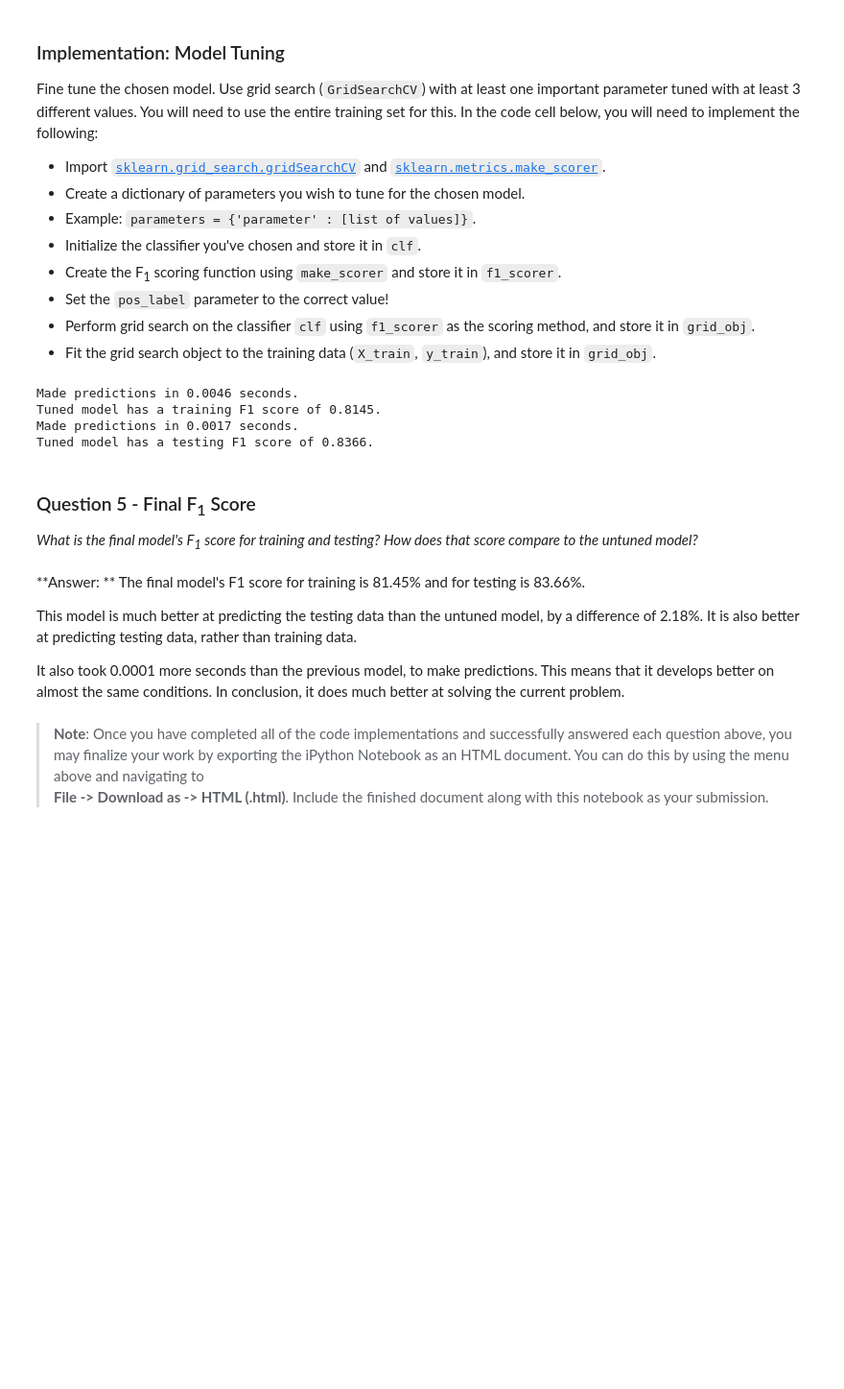
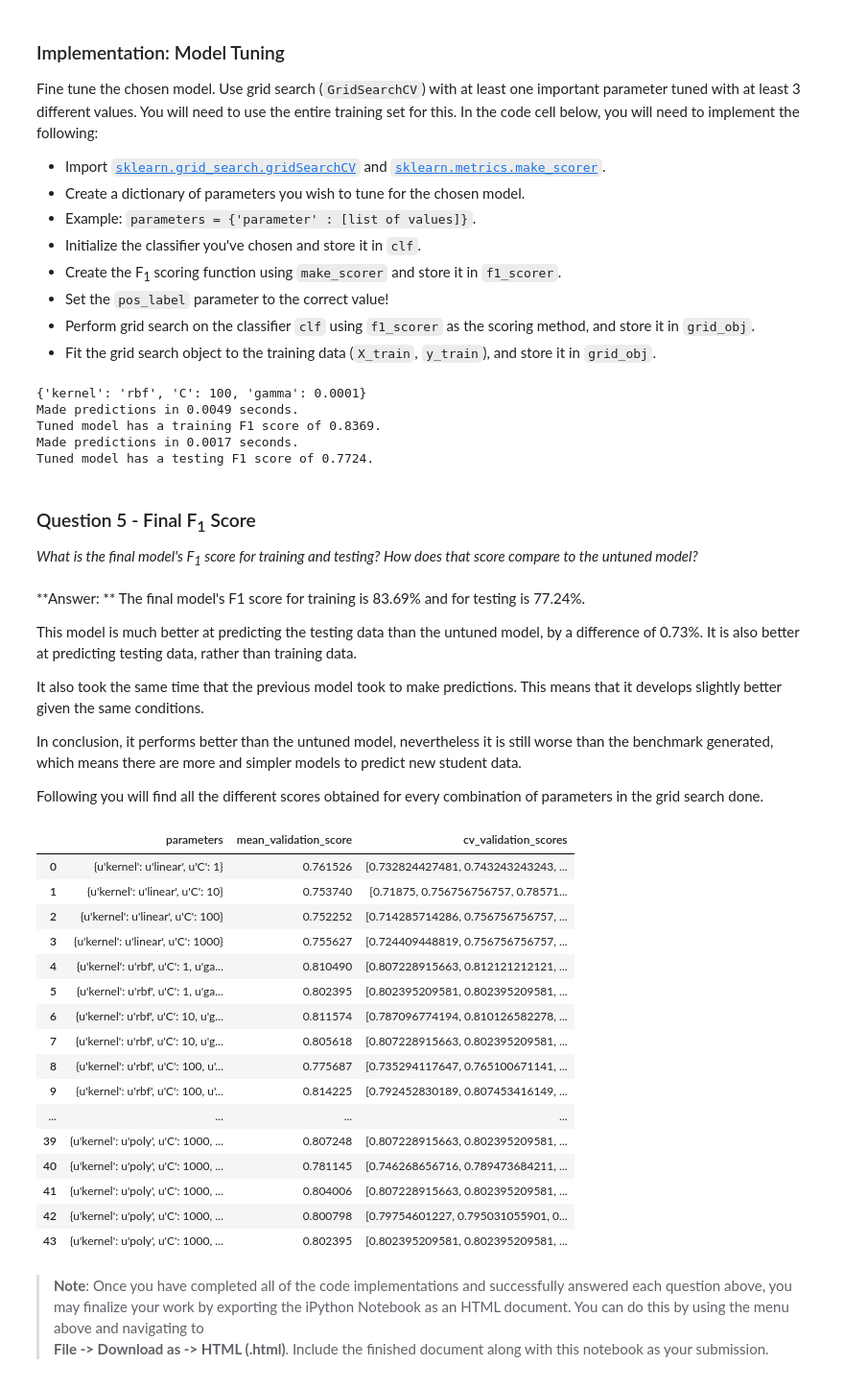
Before and after one commit to diegoalejogm/udacity-ml-nanodegree, a Jupyter notebook: projects/student_intervention/student_intervention.ipynb, the cells around one changed output. Shown: that part at 96% size. Drawn from its saved outputs; the diff is of its cells as text; code cells hidden in the pictures; blank space fills up the shorter version.

Commit message:
Corrected Student Intervention Project. Ready for second submission.

```diff
--- a/projects/student_intervention/student_intervention.ipynb
+++ b/projects/student_intervention/student_intervention.ipynb
@@ -164,7 +164,7 @@ num_train = 300
 num_test = X_all.shape[0] - num_train
 
 # TODO: Shuffle and split the dataset into the number of training and testing points above
-X_train, X_test, y_train, y_test = train_test_split(X_all, y_all, train_size=num_train, test_size=num_test, random_state=27)
+X_train, X_test, y_train, y_test = train_test_split(X_all, y_all, train_size=num_train, test_size=num_test, random_state=27, stratify=y_all)
 
 # Show the results of the split
 print "Training set has {} samples.".format(X_train.shape[0])
@@ -410,24 +423,51 @@ grid_obj = grid_obj.fit(X_train, y_train)
 # Get the estimator
 clf = grid_obj.best_estimator_
 
+print grid_obj.best_params_
 # Report the final F1 score for training and testing after parameter tuning
 print "Tuned model has a training F1 score of {:.4f}.".format(predict_labels(clf, X_train, y_train))
 print "Tuned model has a testing F1 score of {:.4f}.".format(predict_labels(clf, X_test, y_test))
 # %% [output]
-Made predictions in 0.0046 seconds.
-Tuned model has a training F1 score of 0.8145.
+{'kernel': 'rbf', 'C': 100, 'gamma': 0.0001}
+Made predictions in 0.0049 seconds.
+Tuned model has a training F1 score of 0.8369.
 Made predictions in 0.0017 seconds.
-Tuned model has a testing F1 score of 0.8366.
+Tuned model has a testing F1 score of 0.7724.
 # %% [markdown]
 ### Question 5 - Final F<sub>1</sub> Score
 *What is the final model's F<sub>1</sub> score for training and testing? How does that score compare to the untuned model?*
 # %% [markdown]
 **Answer: **
-The final model's F1 score for training is 81.45% and for testing is 83.66%.
+The final model's F1 score for training is 83.69% and for testing is 77.24%.
 
-This model is much better at predicting the testing data than the untuned model, by a difference of 2.18%. It is also better at predicting testing data, rather than training data.
+This model is much better at predicting the testing data than the untuned model, by a difference of 0.73%. It is also better at predicting testing data, rather than training data.
 
-It also took 0.0001 more seconds than the previous model, to make predictions. This means that it develops better on almost the same conditions. In conclusion, it does much better at solving the current problem.
+It also took the same time that the previous model took to make predictions. This means that it develops slightly better given the same conditions.
+
+In conclusion, it performs better than the untuned model, nevertheless it is still worse than the benchmark generated, which means there are more and simpler models to predict new student data.
+
+Following you will find all the different scores obtained for every combination of parameters in the grid search done.
+# %%
+from IPython.display import display
+display(pd.DataFrame(grid_obj.grid_scores_))
+# %% [output]
+|  | parameters | mean_validation_score | cv_validation_scores |
+| 0 | {u'kernel': u'linear', u'C': 1} | 0.761526 | [0.732824427481, 0.743243243243, ... |
+| 1 | {u'kernel': u'linear', u'C': 10} | 0.753740 | [0.71875, 0.756756756757, 0.78571... |
+| 2 | {u'kernel': u'linear', u'C': 100} | 0.752252 | [0.714285714286, 0.756756756757, ... |
+| 3 | {u'kernel': u'linear', u'C': 1000} | 0.755627 | [0.724409448819, 0.756756756757, ... |
+| 4 | {u'kernel': u'rbf', u'C': 1, u'ga... | 0.810490 | [0.807228915663, 0.812121212121, ... |
+| 5 | {u'kernel': u'rbf', u'C': 1, u'ga... | 0.802395 | [0.802395209581, 0.802395209581, ... |
+| 6 | {u'kernel': u'rbf', u'C': 10, u'g... | 0.811574 | [0.787096774194, 0.810126582278, ... |
+| 7 | {u'kernel': u'rbf', u'C': 10, u'g... | 0.805618 | [0.807228915663, 0.802395209581, ... |
+| 8 | {u'kernel': u'rbf', u'C': 100, u'... | 0.775687 | [0.735294117647, 0.765100671141, ... |
+| 9 | {u'kernel': u'rbf', u'C': 100, u'... | 0.814225 | [0.792452830189, 0.807453416149, ... |
+| ... | ... | ... | ... |
+| 39 | {u'kernel': u'poly', u'C': 1000, ... | 0.807248 | [0.807228915663, 0.802395209581, ... |
+| 40 | {u'kernel': u'poly', u'C': 1000, ... | 0.781145 | [0.746268656716, 0.789473684211, ... |
+| 41 | {u'kernel': u'poly', u'C': 1000, ... | 0.804006 | [0.807228915663, 0.802395209581, ... |
+| 42 | {u'kernel': u'poly', u'C': 1000, ... | 0.800798 | [0.79754601227, 0.795031055901, 0... |
+| 43 | {u'kernel': u'poly', u'C': 1000, ... | 0.802395 | [0.802395209581, 0.802395209581, ... |
 # %% [markdown]
 > **Note**: Once you have completed all of the code implementations and successfully answered each question above, you may finalize your work by exporting the iPython Notebook as an HTML document. You can do this by using the menu above and navigating to
 **File -> Download as -> HTML (.html)**. Include the finished document along with this notebook as your submission.
```
Also changed, not shown: parts of 8 cells of this notebook, 4 other files.
